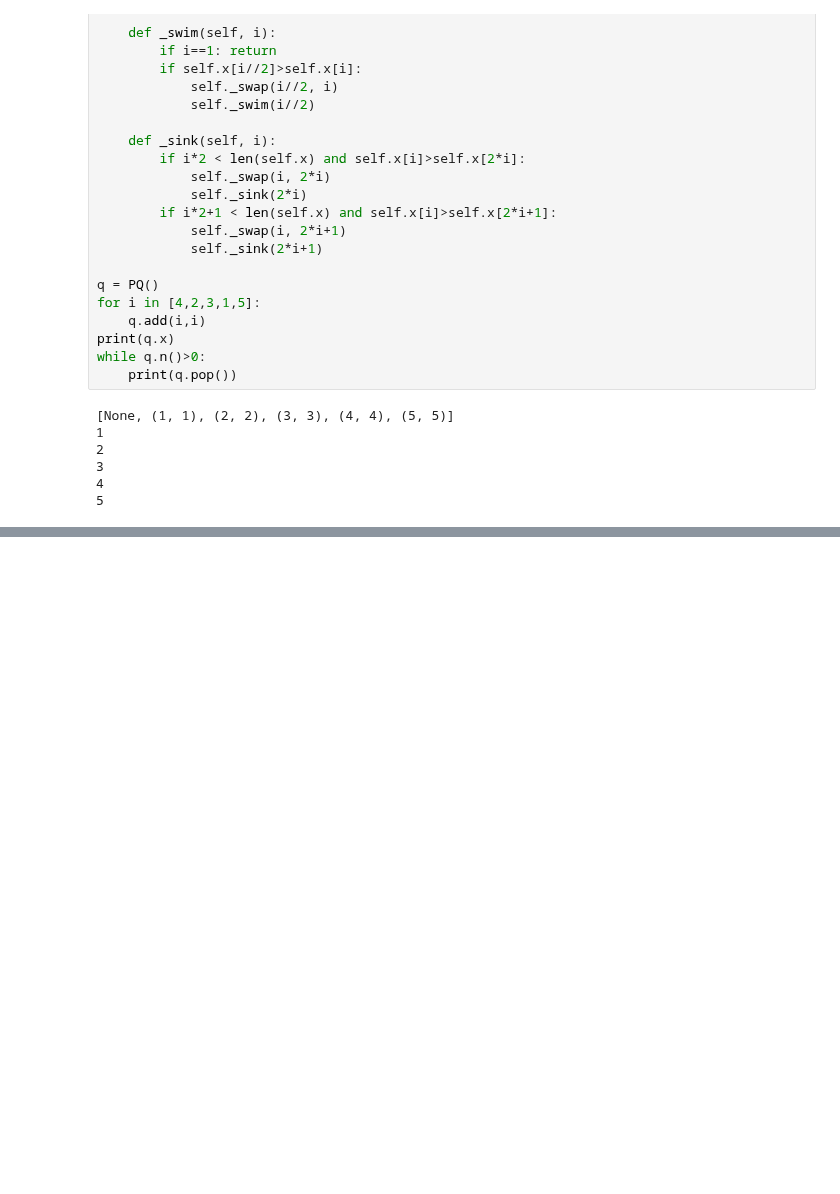
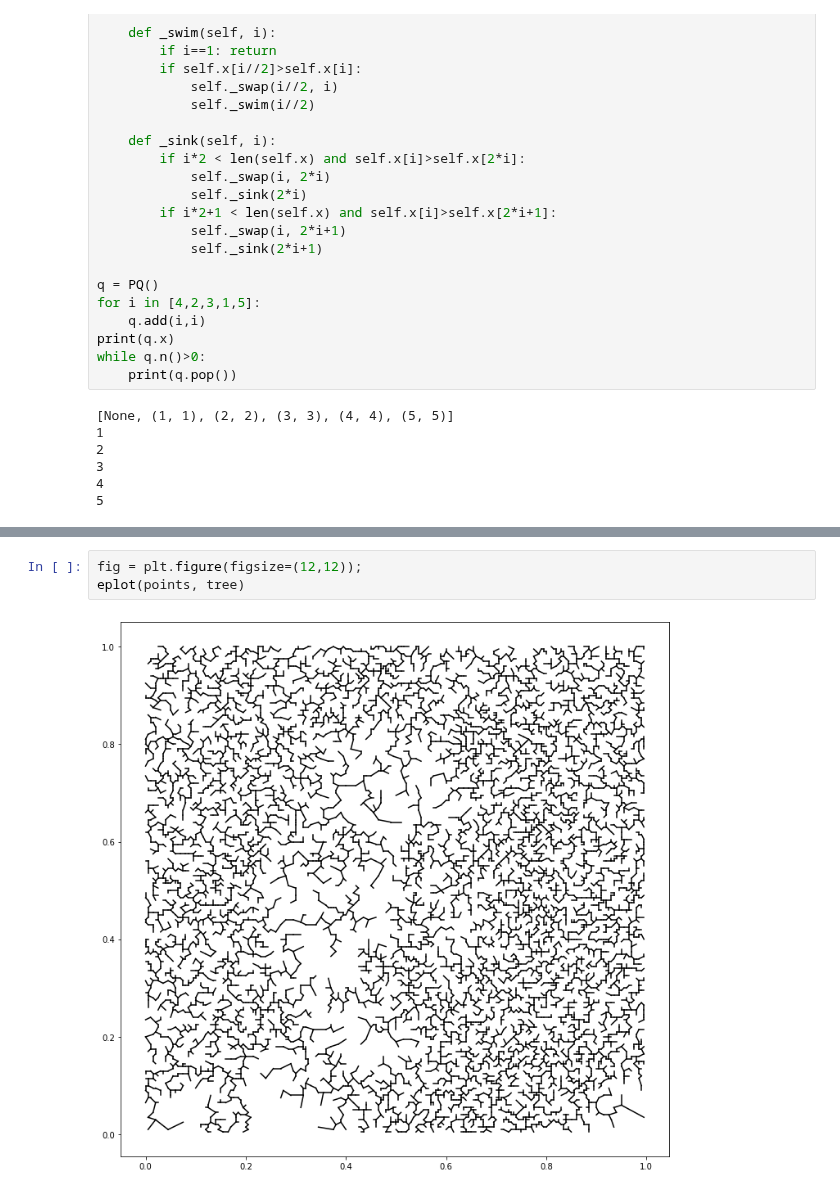
Before and after one commit to khakhalin/Sketches, a Jupyter notebook: procedural_art/mst-painter.ipynb, the cells around one changed output, grey strips where cells are left out. Cells and saved outputs as stored; diff of their text form; blank space fills up the shorter version.

```diff
--- a/procedural_art/mst-painter.ipynb
+++ b/procedural_art/mst-painter.ipynb
@@ -176,0 +176,5 @@ Or exclude distances to elements that are surrounded?
+# %%
+fig = plt.figure(figsize=(12,12));
+eplot(points, tree)
+# %% [output]
+[figure, added]
```
Also changed, not shown: parts of 9 cells of this notebook.
